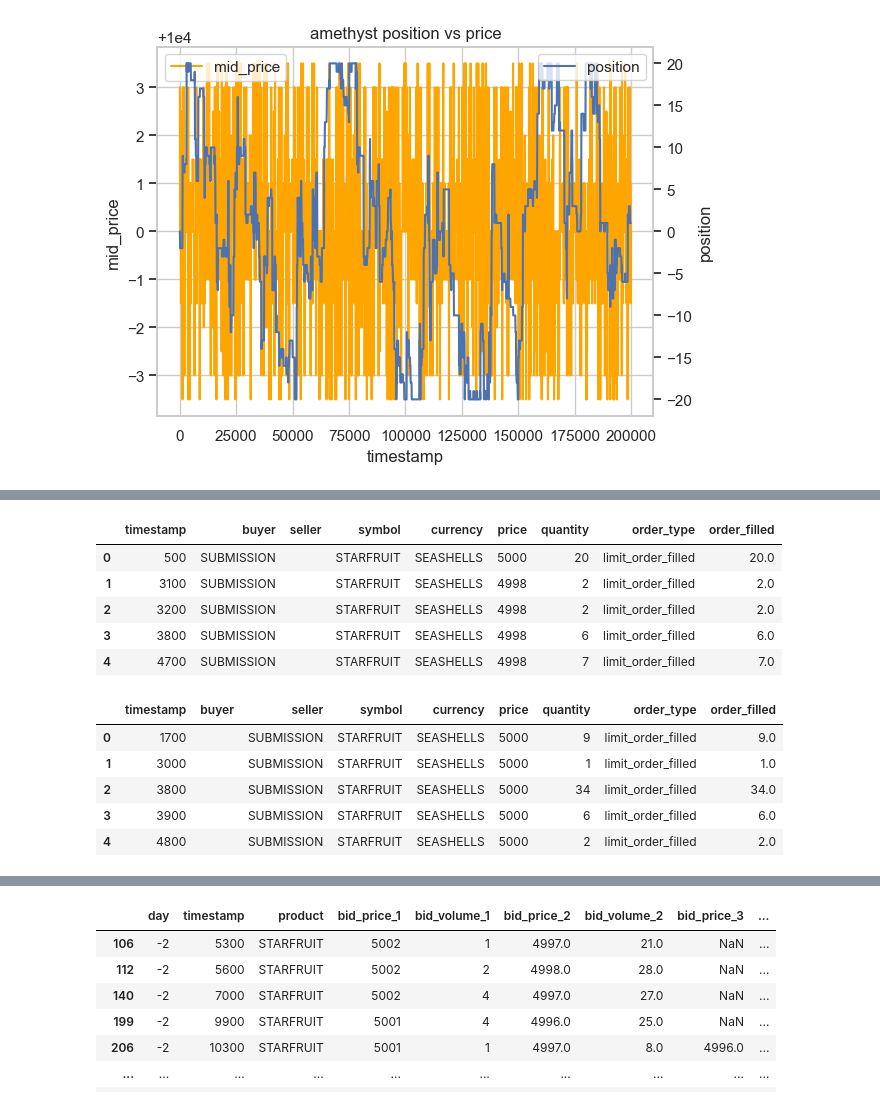
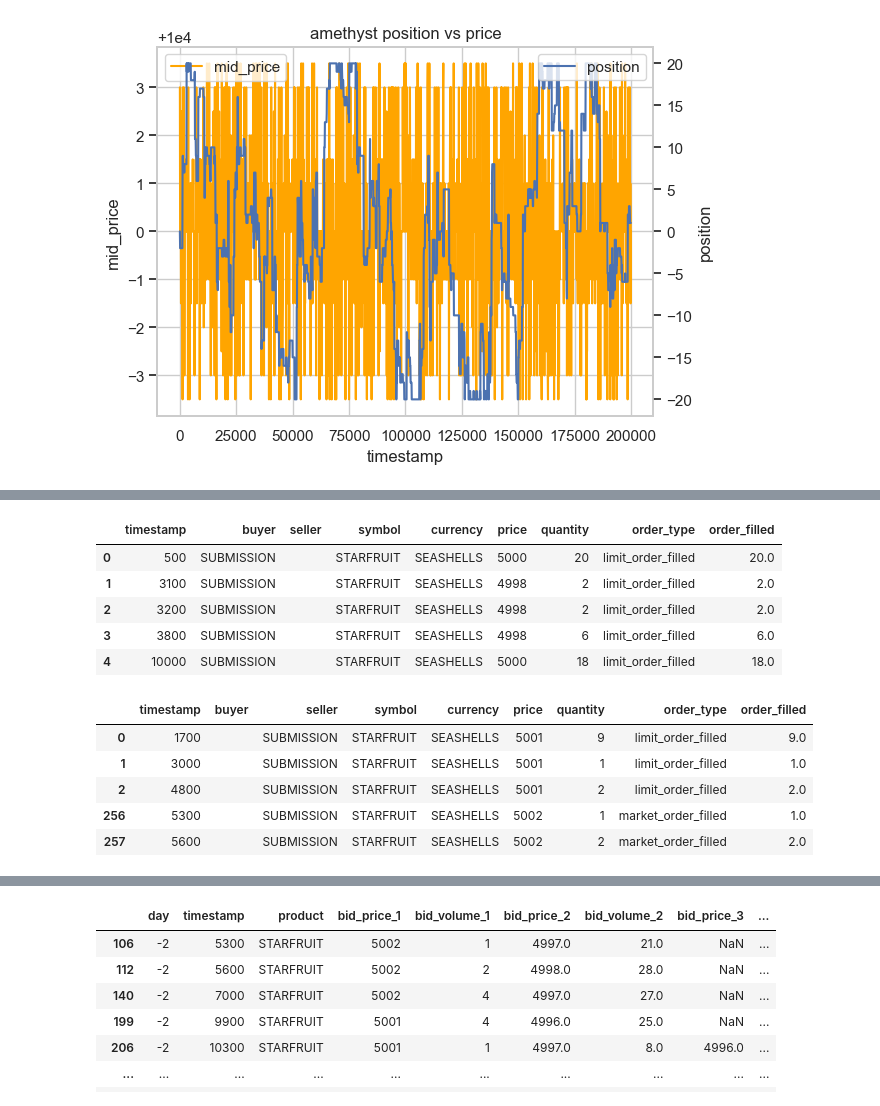
Before and after one commit to dakshox/Prosperity, a Jupyter notebook: tutorial-round/thien-work/market_making.ipynb, the cells around one changed output, grey strips where cells are left out. Drawn from its saved outputs; the diff is of its cells as text; code cells hidden in the pictures.

```diff
--- a/tutorial-round/thien-work/market_making.ipynb
+++ b/tutorial-round/thien-work/market_making.ipynb
@@ -16,7 +16,7 @@ import math
 # %%
 sns.set_theme(style="whitegrid")
 # %%
-LOG_PATH = "03_19_combined_trader.log"
+LOG_PATH = "03_19_combined_trader_3.log"
 
 LIMITS = backtester.KNOWN_LIMITS
 # %%
@@ -134,25 +150,27 @@ starfruit_sells = own_starfruit_trades_df[own_starfruit_trades_df["seller"] == "
 # %%
 def split_market_orders(trades_df: pd.DataFrame):
     trades_df = trades_df.copy()
     trades_df["limit_order_filled"] = trades_df["quantity"] - trades_df["market_order_filled"]
     trades_df = trades_df.melt(["timestamp", "buyer", "seller", "symbol", "currency", "price", "quantity"], value_vars=["limit_order_filled", "market_order_filled"], var_name="order_type", value_name="order_filled")
+    trades_df = trades_df[trades_df["order_filled"] > 0]
+    trades_df.sort_values("timestamp", inplace=True)
     return trades_df
 
 starfruit_buy_market_orders = split_market_orders(starfruit_buys)
 starfruit_sell_market_orders = split_market_orders(starfruit_sells)
 
 display(starfruit_buy_market_orders.head(), starfruit_sell_market_orders.head())
 # %% [output]
 |  | timestamp | buyer | seller | symbol | currency | price | quantity | order_type | order_filled |
 | 0 | 500 | SUBMISSION |  | STARFRUIT | SEASHELLS | 5000 | 20 | limit_order_filled | 20.0 |
 | 1 | 3100 | SUBMISSION |  | STARFRUIT | SEASHELLS | 4998 | 2 | limit_order_filled | 2.0 |
 | 2 | 3200 | SUBMISSION |  | STARFRUIT | SEASHELLS | 4998 | 2 | limit_order_filled | 2.0 |
 | 3 | 3800 | SUBMISSION |  | STARFRUIT | SEASHELLS | 4998 | 6 | limit_order_filled | 6.0 |
-| 4 | 4700 | SUBMISSION |  | STARFRUIT | SEASHELLS | 4998 | 7 | limit_order_filled | 7.0 |
+| 4 | 10000 | SUBMISSION |  | STARFRUIT | SEASHELLS | 5000 | 18 | limit_order_filled | 18.0 |
 |  | timestamp | buyer | seller | symbol | currency | price | quantity | order_type | order_filled |
-| 0 | 1700 |  | SUBMISSION | STARFRUIT | SEASHELLS | 5000 | 9 | limit_order_filled | 9.0 |
-| 1 | 3000 |  | SUBMISSION | STARFRUIT | SEASHELLS | 5000 | 1 | limit_order_filled | 1.0 |
-| 2 | 3800 |  | SUBMISSION | STARFRUIT | SEASHELLS | 5000 | 34 | limit_order_filled | 34.0 |
-| 3 | 3900 |  | SUBMISSION | STARFRUIT | SEASHELLS | 5000 | 6 | limit_order_filled | 6.0 |
-| 4 | 4800 |  | SUBMISSION | STARFRUIT | SEASHELLS | 5000 | 2 | limit_order_filled | 2.0 |
+| 0 | 1700 |  | SUBMISSION | STARFRUIT | SEASHELLS | 5001 | 9 | limit_order_filled | 9.0 |
+| 1 | 3000 |  | SUBMISSION | STARFRUIT | SEASHELLS | 5001 | 1 | limit_order_filled | 1.0 |
+| 2 | 4800 |  | SUBMISSION | STARFRUIT | SEASHELLS | 5001 | 2 | limit_order_filled | 2.0 |
+| 256 | 5300 |  | SUBMISSION | STARFRUIT | SEASHELLS | 5002 | 1 | market_order_filled | 1.0 |
+| 257 | 5600 |  | SUBMISSION | STARFRUIT | SEASHELLS | 5002 | 2 | market_order_filled | 2.0 |
 # %%
```
Also changed, not shown: parts of 12 cells of this notebook, 6 other files.
